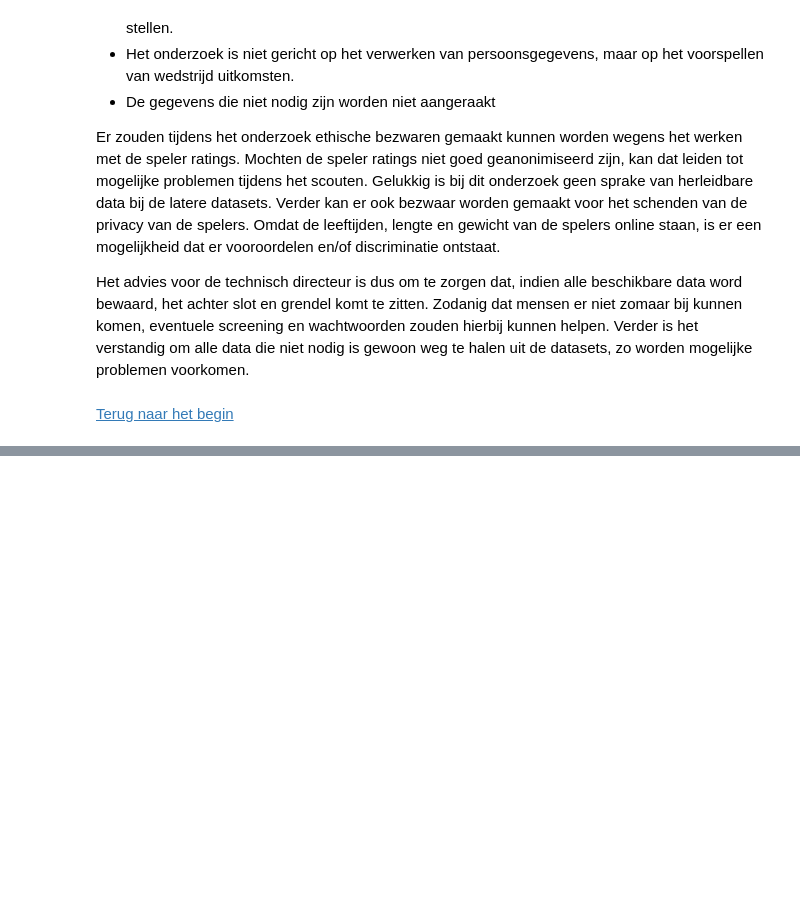
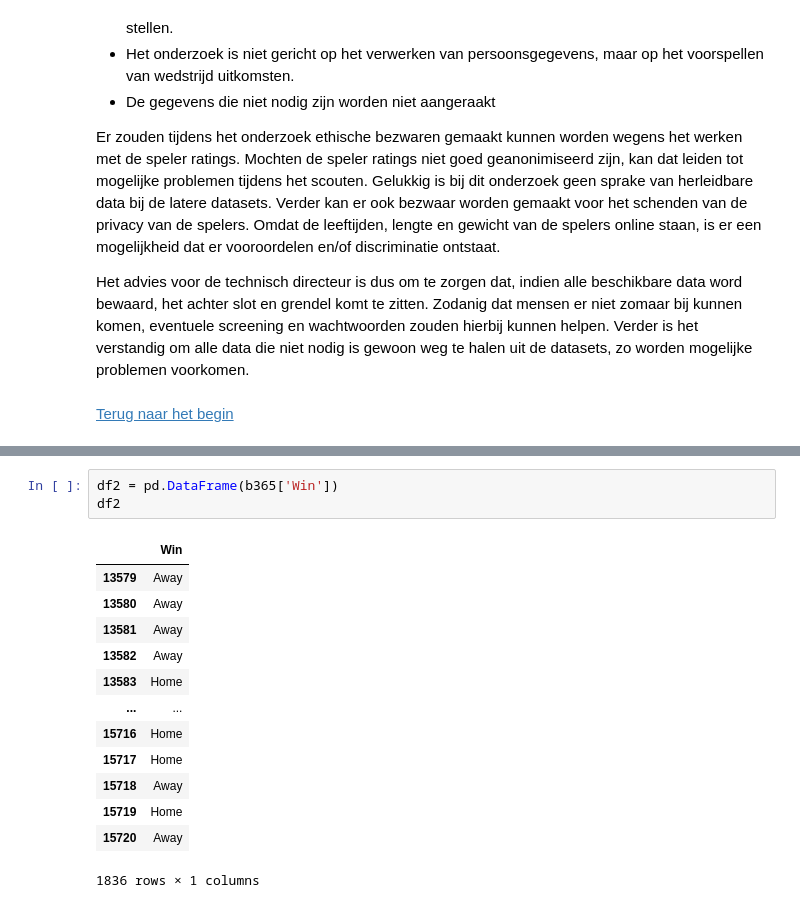
Before and after one commit to BJHeemskerk/DataLab2_2023, a Jupyter notebook: DataLab2_Groep_3B.ipynb, the cells around one changed output, grey strips where cells are left out. Cells and saved outputs as stored; diff of their text form; blank space fills up the shorter version.

```diff
--- a/DataLab2_Groep_3B.ipynb
+++ b/DataLab2_Groep_3B.ipynb
@@ -2140,0 +2289,17 @@ Het advies voor de technisch directeur is dus om te zorgen dat, indien alle besc
+# %%
+df2 = pd.DataFrame(b365['Win'])
+df2
+# %% [output]
+|  | Win |
+| 13579 | Away |
+| 13580 | Away |
+| 13581 | Away |
+| 13582 | Away |
+| 13583 | Home |
+| ... | ... |
+| 15716 | Home |
+| 15717 | Home |
+| 15718 | Away |
+| 15719 | Home |
+| 15720 | Away |
+1836 rows × 1 columns
```
Also changed, not shown: parts of 20 cells of this notebook.
